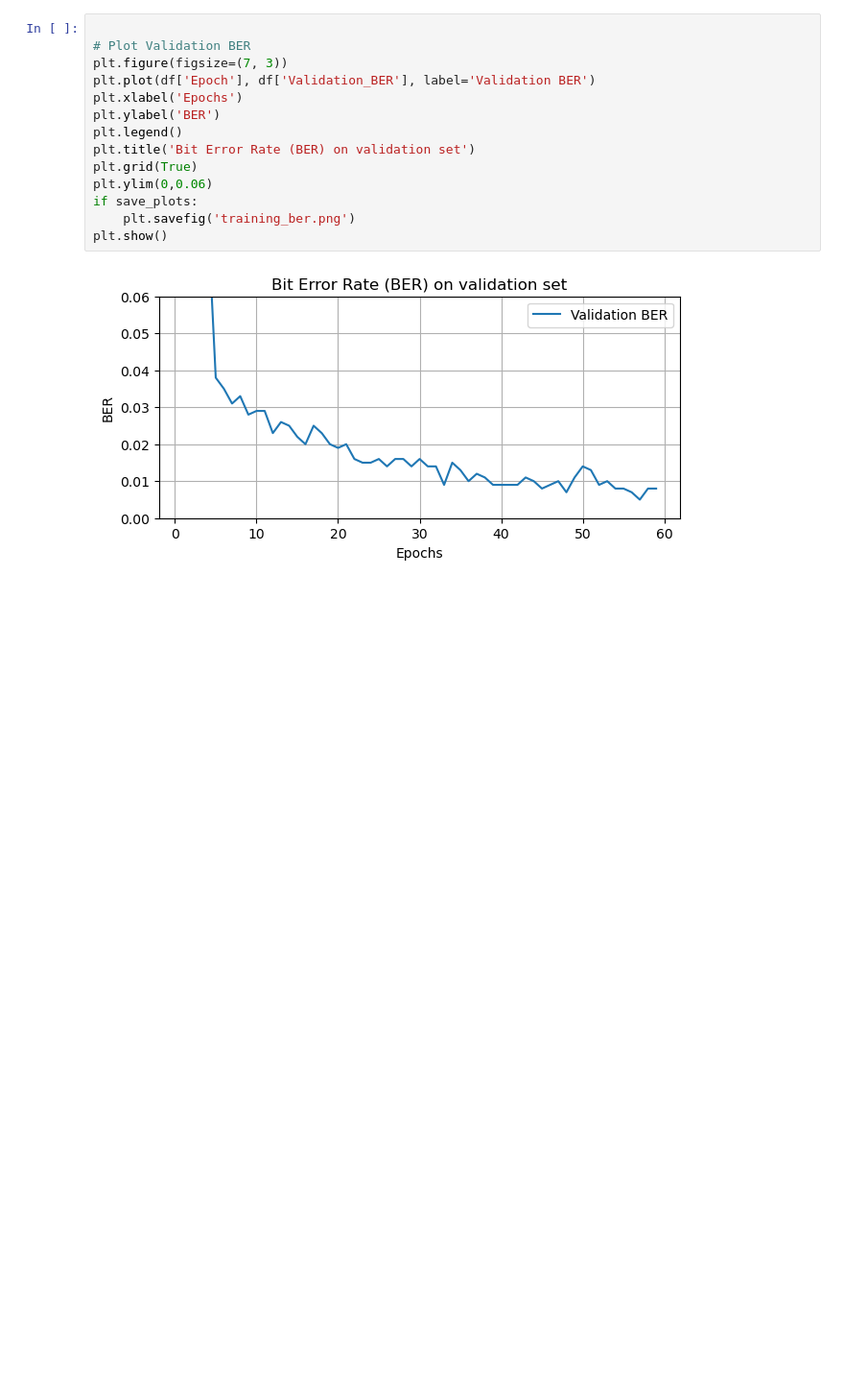
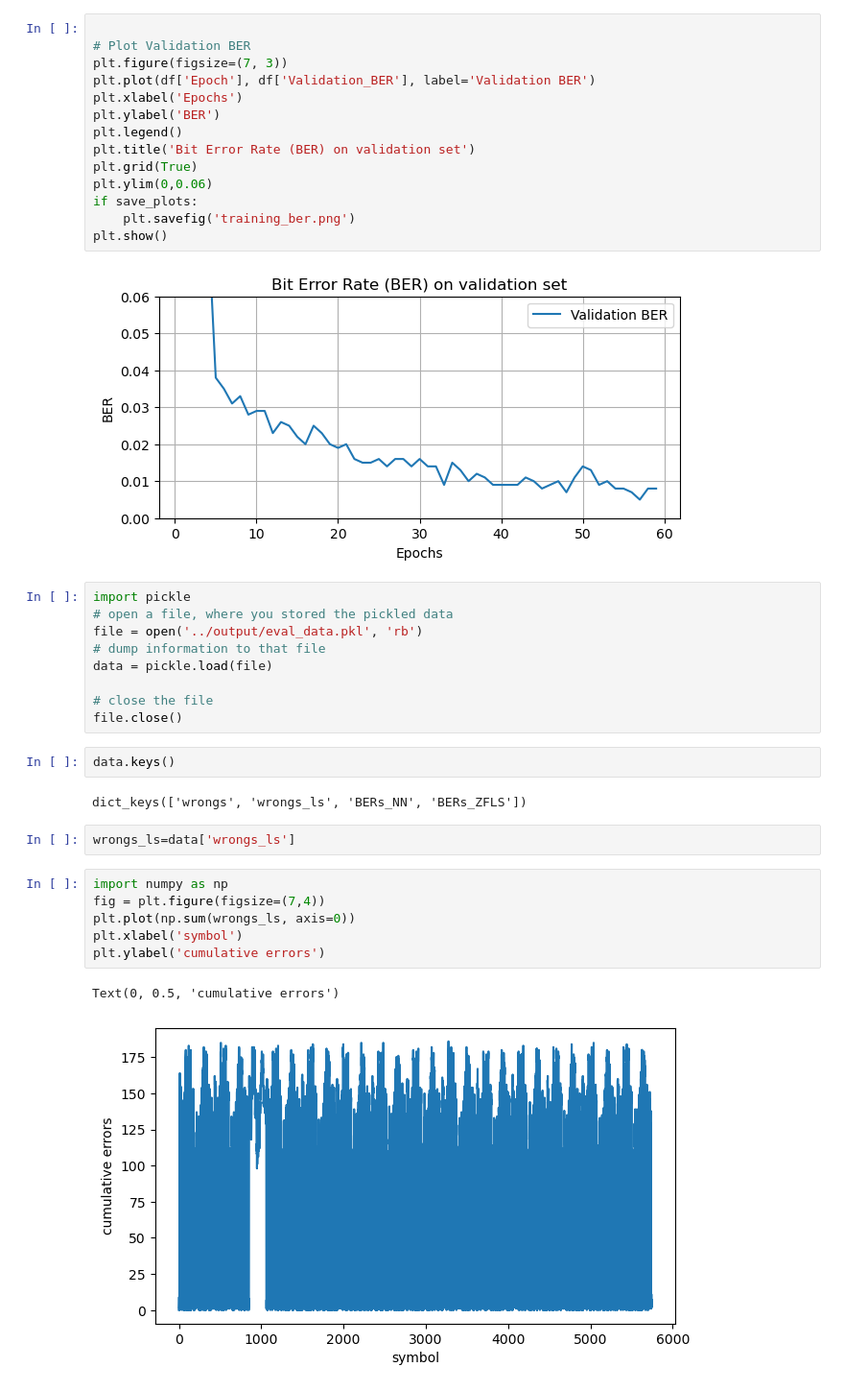
Before and after one commit to lkk688/AIsensing, a Jupyter notebook: deeplearning/ofdmsim_pytorch.ipynb, the cells around one changed output. Shown: that part at 96% size. Drawn from its saved outputs; the diff is of its cells as text; blank space fills up the shorter version.

```diff
--- a/deeplearning/ofdmsim_pytorch.ipynb
+++ b/deeplearning/ofdmsim_pytorch.ipynb
@@ -1104,3 +1104,27 @@ if save_plots:
 plt.show()
 # %% [output]
 [figure]
+# %%
+import pickle
+# open a file, where you stored the pickled data
+file = open('../output/eval_data.pkl', 'rb')
+# dump information to that file
+data = pickle.load(file)
+
+# close the file
+file.close()
+# %%
+data.keys()
+# %% [output]
+dict_keys(['wrongs', 'wrongs_ls', 'BERs_NN', 'BERs_ZFLS'])
+# %%
+wrongs_ls=data['wrongs_ls']
+# %%
+import numpy as np
+fig = plt.figure(figsize=(7,4))
+plt.plot(np.sum(wrongs_ls, axis=0))
+plt.xlabel('symbol')
+plt.ylabel('cumulative errors')
+# %% [output]
+Text(0, 0.5, 'cumulative errors')
+[figure, added]
```
Also changed, not shown: parts of 12 cells of this notebook, 3 other files.
